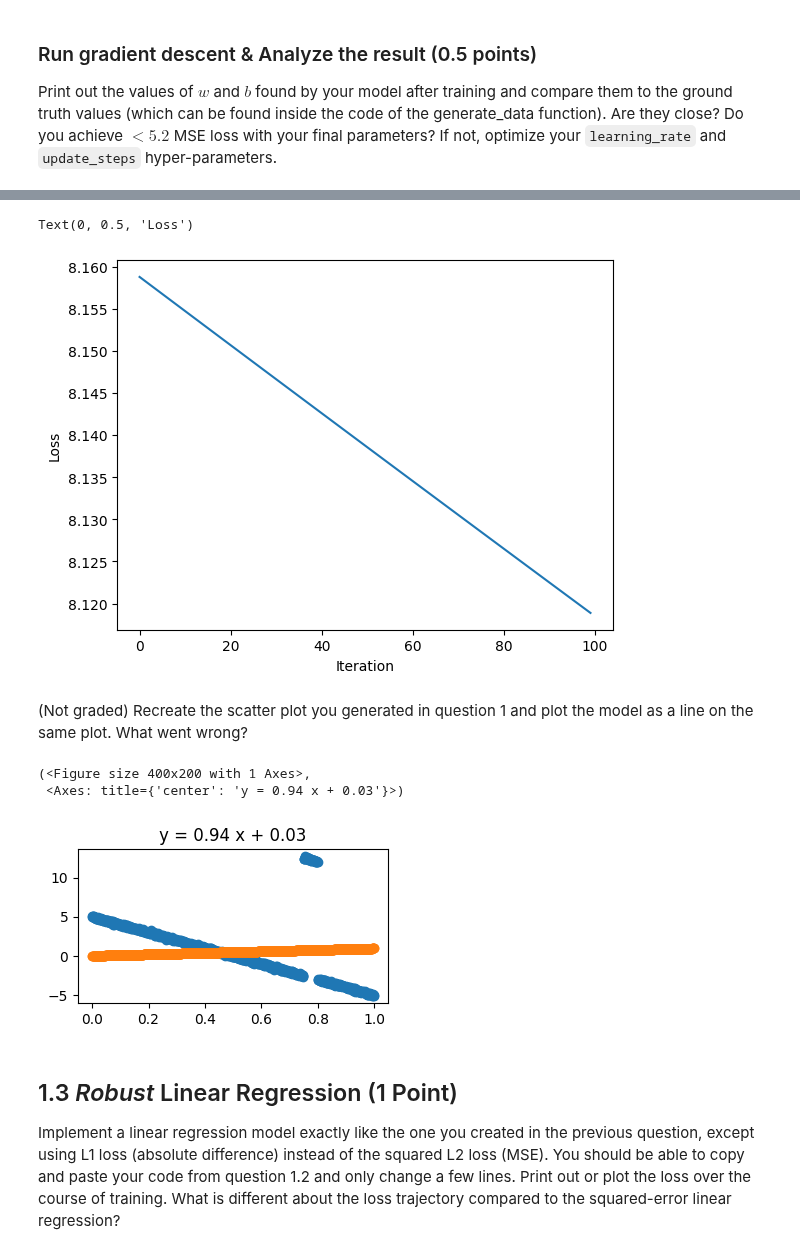
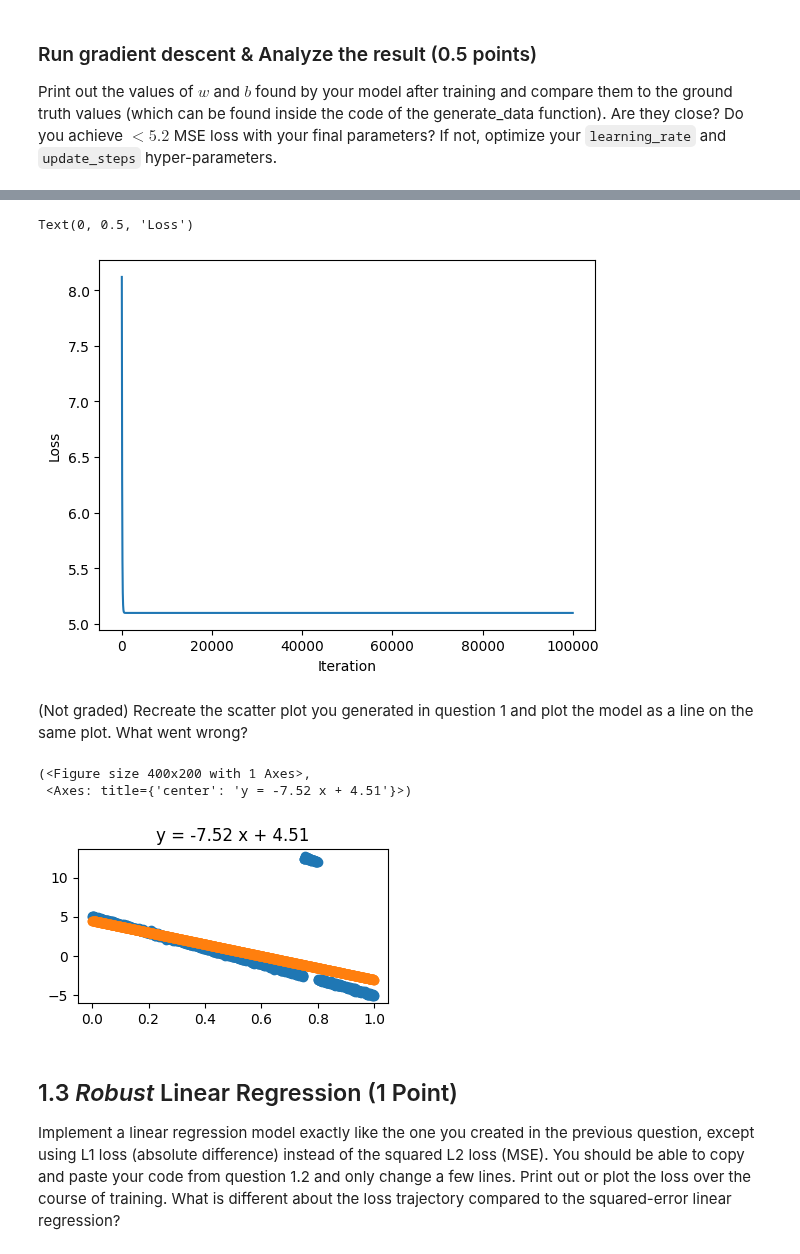
Before and after one commit to AfraAd/CSC413-Homeworks, a Jupyter notebook: Fall25_HW1_Regression.ipynb, the cells around one changed output, grey strips where cells are left out. Saved outputs shown, nothing was run; the diff lists cells and outputs as text; code cells hidden in the pictures.

```diff
--- a/Fall25_HW1_Regression.ipynb
+++ b/Fall25_HW1_Regression.ipynb
@@ -174,8 +174,8 @@ Print out the values of $w$ and $b$ found by your model after training and compa
 ## TODO: make sure to play around with different learning_rate and update_steps combinations
 ## so that your model achieves <5.2 MSE loss
 ## Make sure to update the parameters
-learning_rate = 0.001
-update_steps = 100
+learning_rate = 0.1
+update_steps = 100000
 ##########################################
 
 new_weight, new_bias, losses = train_linear_regression(inputs, targets, weight, bias, learning_rate, update_steps)
@@ -190,5 +190,5 @@ Final loss: 8.118888999235546
 Text(0, 0.5, 'Loss')
-[figure, old version]
+[figure, new version]
 # %% [markdown]
   (Not graded) Recreate the scatter plot you generated in question 1 and plot the model as a line on the same plot. What went wrong?
 # %%
@@ -212,8 +212,8 @@ def plot_model_prediction(x, y):
 plot_model_prediction(inputs,targets)
 # %% [output]
 (<Figure size 400x200 with 1 Axes>,
- <Axes: title={'center': 'y = 0.94 x + 0.03'}>)
+ <Axes: title={'center': 'y = -7.52 x + 4.51'}>)
-[figure, old version]
+[figure, new version]
 # %% [markdown]
 ## 1.3 *Robust* Linear Regression (1 Point)
 Implement a linear regression model exactly like the one you created in the previous question, except using L1 loss (absolute difference) instead of the squared L2 loss (MSE). You should be able to copy and paste your code from question 1.2 and only change a few lines. Print out or plot the loss over the course of training. What is different about the loss trajectory compared to the squared-error linear regression?
```
Also changed, not shown: parts of 8 cells of this notebook.
